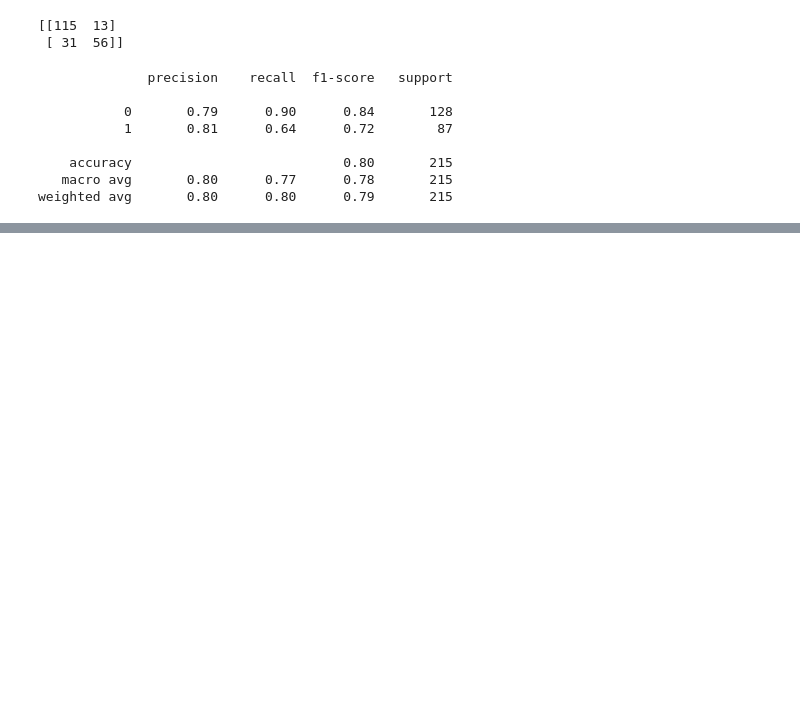
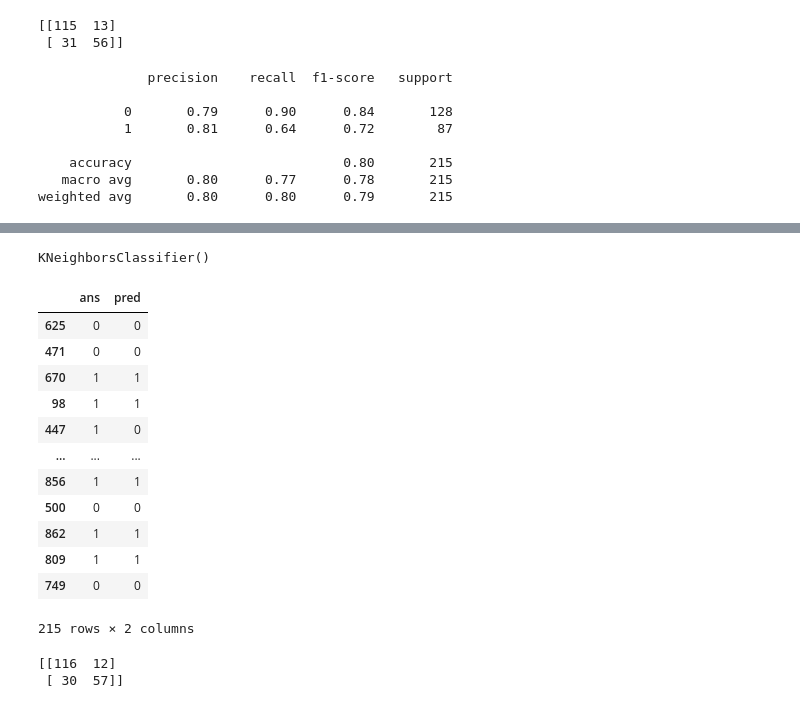
Before and after one commit to byahram/dev-study, a Jupyter notebook: python/python-ai/02_machine_learning/06_KNN_타이타닉분류.ipynb, the cells around one changed output, grey strips where cells are left out. Saved outputs shown, nothing was run; the diff lists cells and outputs as text; code cells hidden in the pictures; blank space fills up the shorter version.

```diff
--- a/python/python-ai/02_machine_learning/06_KNN_타이타닉분류.ipynb
+++ b/python/python-ai/02_machine_learning/06_KNN_타이타닉분류.ipynb
@@ -271,0 +294,33 @@ weighted avg       0.80      0.80      0.79       215
+# %%
+scaled_train = ss.fit_transform(x_train)
+scaled_test = ss.transform(x_test)
+# %%
+knn = KNeighborsClassifier(n_neighbors = 5)
+# %%
+knn.fit(scaled_train, y_train)
+# %% [output]
+KNeighborsClassifier()
+# %%
+y_pred = knn.predict(scaled_test)
+# %%
+pd.DataFrame({"ans" : y_test, "pred" : y_pred})
+# %% [output]
+|  | ans | pred |
+| 625 | 0 | 0 |
+| 471 | 0 | 0 |
+| 670 | 1 | 1 |
+| 98 | 1 | 1 |
+| 447 | 1 | 0 |
+| ... | ... | ... |
+| 856 | 1 | 1 |
+| 500 | 0 | 0 |
+| 862 | 1 | 1 |
+| 809 | 1 | 1 |
+| 749 | 0 | 0 |
+215 rows × 2 columns
+# %%
+knn_matrix = confusion_matrix(y_test, y_pred)
+print(knn_matrix)
+# %% [output]
+[[116  12]
+ [ 30  57]]
```
Also changed, not shown: parts of 5 cells of this notebook, 1 other file.
